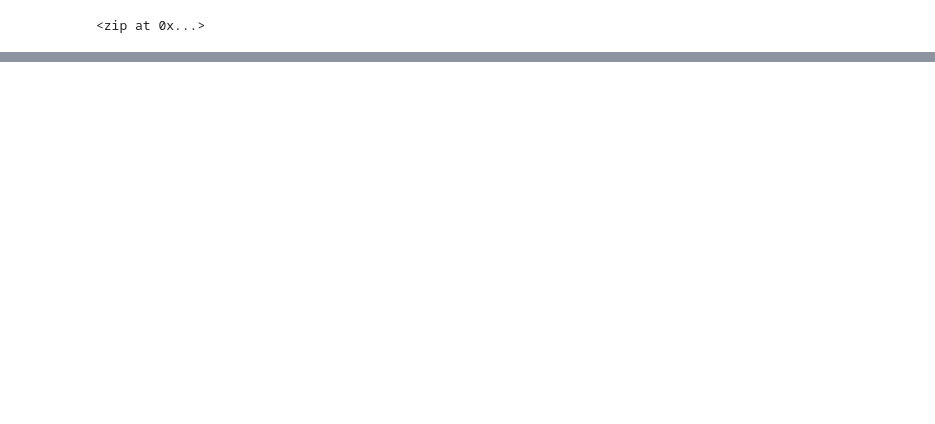
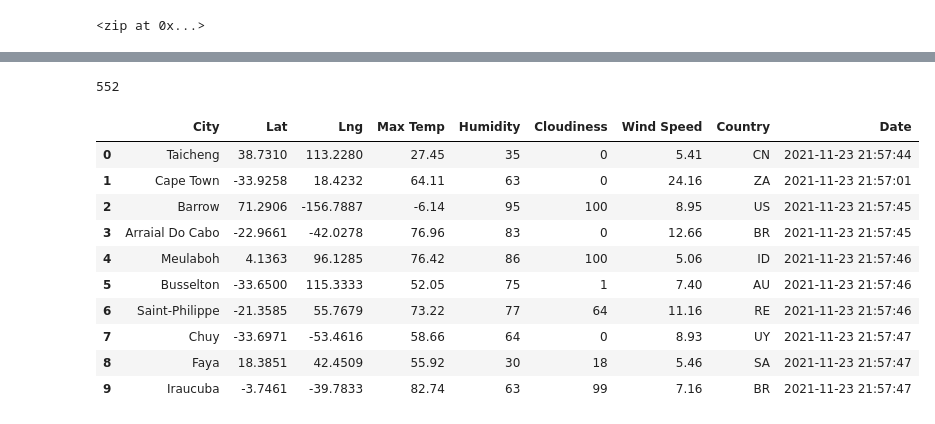
Before and after one commit to AaronAKTX/WeatherPy, a Jupyter notebook: WeatherPy.ipynb, the cells around one changed output, grey strips where cells are left out. Drawn from its saved outputs; the diff is of its cells as text; code cells hidden in the pictures; blank space fills up the shorter version.

Commit message:
created weather dataframe

```diff
--- a/WeatherPy.ipynb
+++ b/WeatherPy.ipynb
@@ -33,0 +44,3 @@ len(cities)
+# %%
+# Starting URL for Weather Map API Call.
+url = "http://api.openweathermap.org/data/2.5/weather?units=Imperial&APPID=" + weather_api_key
@@ -33,0 +127,20 @@ len(cities)
+# %%
+len(city_data)
+# %% [output]
+552
+# %%
+# Convert the array of dictionaries to a Pandas DataFrame.
+city_data_df = pd.DataFrame(city_data)
+city_data_df.head(10)
+# %% [output]
+|  | City | Lat | Lng | Max Temp | Humidity | Cloudiness | Wind Speed | Country | Date |
+| 0 | Taicheng | 38.7310 | 113.2280 | 27.45 | 35 | 0 | 5.41 | CN | 2021-11-23 21:57:44 |
+| 1 | Cape Town | -33.9258 | 18.4232 | 64.11 | 63 | 0 | 24.16 | ZA | 2021-11-23 21:57:01 |
+| 2 | Barrow | 71.2906 | -156.7887 | -6.14 | 95 | 100 | 8.95 | US | 2021-11-23 21:57:45 |
+| 3 | Arraial Do Cabo | -22.9661 | -42.0278 | 76.96 | 83 | 0 | 12.66 | BR | 2021-11-23 21:57:45 |
+| 4 | Meulaboh | 4.1363 | 96.1285 | 76.42 | 86 | 100 | 5.06 | ID | 2021-11-23 21:57:46 |
+| 5 | Busselton | -33.6500 | 115.3333 | 52.05 | 75 | 1 | 7.40 | AU | 2021-11-23 21:57:46 |
+| 6 | Saint-Philippe | -21.3585 | 55.7679 | 73.22 | 77 | 64 | 11.16 | RE | 2021-11-23 21:57:46 |
+| 7 | Chuy | -33.6971 | -53.4616 | 58.66 | 64 | 0 | 8.93 | UY | 2021-11-23 21:57:47 |
+| 8 | Faya | 18.3851 | 42.4509 | 55.92 | 30 | 18 | 5.46 | SA | 2021-11-23 21:57:47 |
+| 9 | Iraucuba | -3.7461 | -39.7833 | 82.74 | 63 | 99 | 7.16 | BR | 2021-11-23 21:57:47 |
```
Also changed, not shown: parts of 5 cells of this notebook, 1 other file.
